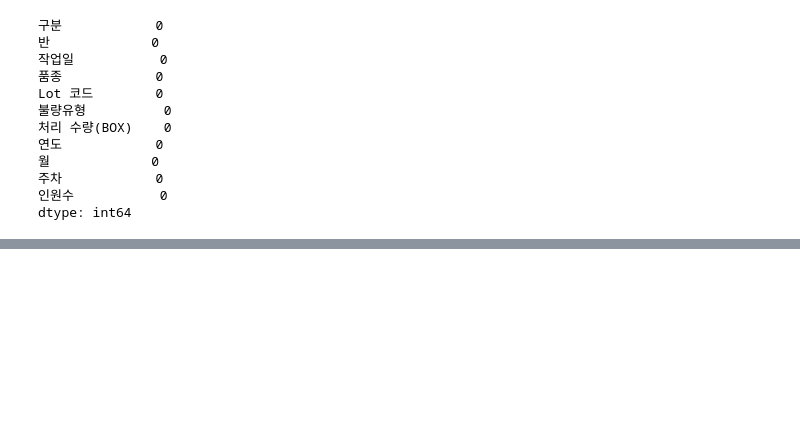
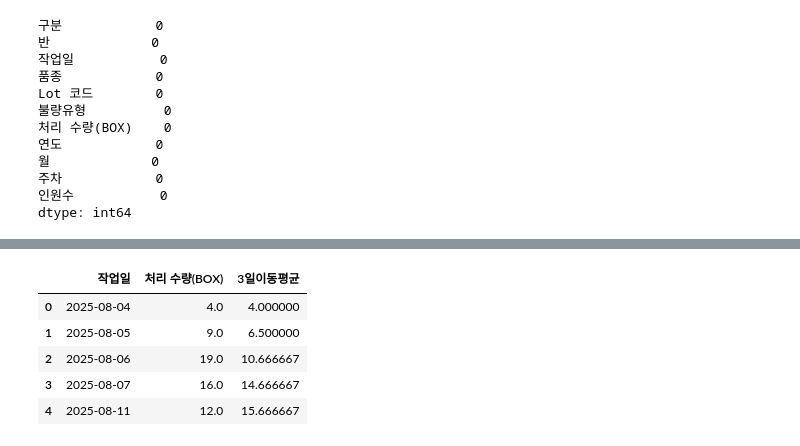
Before and after one commit to U-an74/AI_Data_Analysis, a Jupyter notebook: analysis.ipynb, the cells around one changed output, grey strips where cells are left out. Drawn from its saved outputs; the diff is of its cells as text; code cells hidden in the pictures; blank space fills up the shorter version.

```diff
--- a/analysis.ipynb
+++ b/analysis.ipynb
@@ -307,0 +317,15 @@ dtype: int64
+# %%
+# 집계 코드
+
+daily_boxes = df.groupby('작업일', as_index=False)['처리 수량(BOX)'].sum()
+daily_boxes = daily_boxes.sort_values('작업일')
+daily_boxes['3일이동평균'] = daily_boxes['처리 수량(BOX)'].rolling(window=3, min_periods=1).mean()
+
+daily_boxes.head()
+# %% [output]
+|  | 작업일 | 처리 수량(BOX) | 3일이동평균 |
+| 0 | 2025-08-04 | 4.0 | 4.000000 |
+| 1 | 2025-08-05 | 9.0 | 6.500000 |
+| 2 | 2025-08-06 | 19.0 | 10.666667 |
+| 3 | 2025-08-07 | 16.0 | 14.666667 |
+| 4 | 2025-08-11 | 12.0 | 15.666667 |
```
Also changed, not shown: parts of 2 cells of this notebook.
